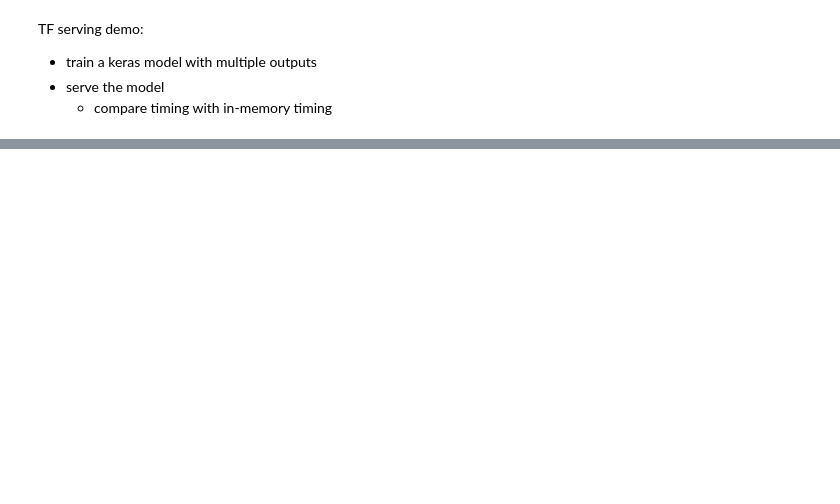
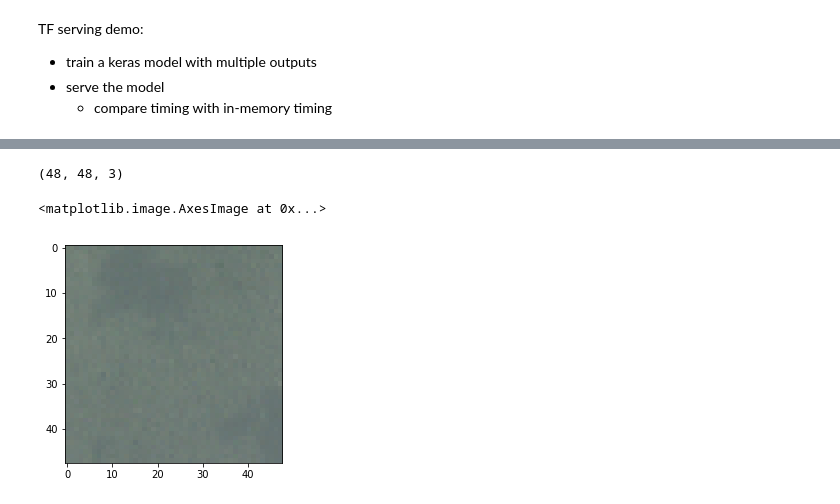
Before and after one commit to sdcubber/tf-serving-demo, a Jupyter notebook: demo.ipynb, the cells around one changed output, grey strips where cells are left out. Cells and saved outputs as stored; diff of their text form; code cells hidden in the pictures; blank space fills up the shorter version.

```diff
--- a/demo.ipynb
+++ b/demo.ipynb
@@ -108,8 +84,7 @@ def randomVerticalFlip(image, p=0.5):
         image = np.flipud(image)
     return image
 
-
-class DataGenerator(object):
+class DataSet(object):
     """Custom generator"""
 
     def __init__(self, file_path, data_path, im_size, batch_size, shuffle, mode='train'):
@@ -121,6 +96,9 @@ class DataGenerator(object):
         self.mode = mode
 
         self.df = pd.read_csv(self.fp)
+
+    def __len__(self):
+        return len(self.df)
 
     def get_instance_indexes(self):
         indexes = list(self.df.index)
@@ -142,7 +120,7 @@ class DataGenerator(object):
             newim = im.resize(newdim)
 
             im = img_to_array(newim)
-            im = preprocess_input(im)
+            im = im / 255.
 
             if True:
                 im = randomHorizontalFlip(im)
@@ -157,16 +135,19 @@ class DataGenerator(object):
             return None
         else:
             # Empty containers for labels
+            labels = np.zeros((len(indexes), 17))
             w_labels, g_labels = np.zeros((len(indexes), N_WLAB)), np.zeros((len(indexes), N_GLAB))
             # Fill up container
             for i, ix in enumerate(indexes):
+                labels[i] = np.array(ast.literal_eval(self.df['label'][ix]), dtype=int)
                 w_labels[i] = np.array(ast.literal_eval(
                     self.df['wlabel'][ix]), dtype=int)
                 g_labels[i] = np.array(ast.literal_eval(
                     self.df['glabel'][ix]), dtype=int)
-            return [w_labels, g_labels]
-
-    def generate(self):
+            #return [w_labels, g_labels]
+            return labels
+    def generate(self, mode='train'):
+        self.mode = mode
         while True:
             indexes = self.get_instance_indexes()
             num_batches = int(np.ceil(len(self.df) / self.bsz))
@@ -233,2 +253,17 @@ model.compile(optimizer='sgd', loss=['categorical_crossentropy', 'binary_crossen
 # %%
-generator = DataGenerator('./data/TRAIN.csv', './data/train/', 48, 16, shuffle=True).generate()
+batch_size = 16
+ds = DataSet('./data/TRAIN.csv', './data/train/', im_size=48, batch_size=batch_size, shuffle=True)
+generator = ds.generate()
+# %%
+next(generator)[0][0].shape
+# %% [output]
+(48, 48, 3)
+# %%
+import matplotlib.pyplot as plt
+%matplotlib inline
+
+fig, ax = plt.subplots()
+ax.imshow(next(generator)[0][0])
+# %% [output]
+<matplotlib.image.AxesImage at 0x...>
+[figure, added]
```
Also changed, not shown: parts of 12 cells of this notebook, 1 other file.
